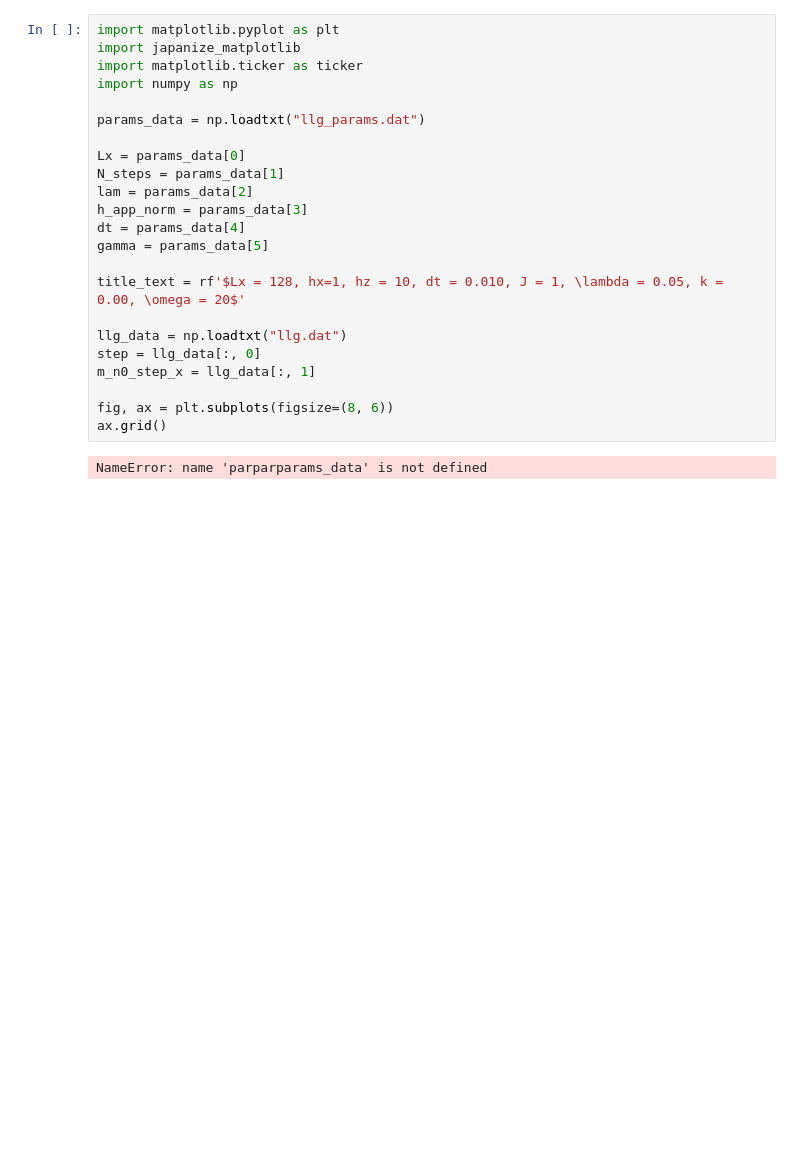
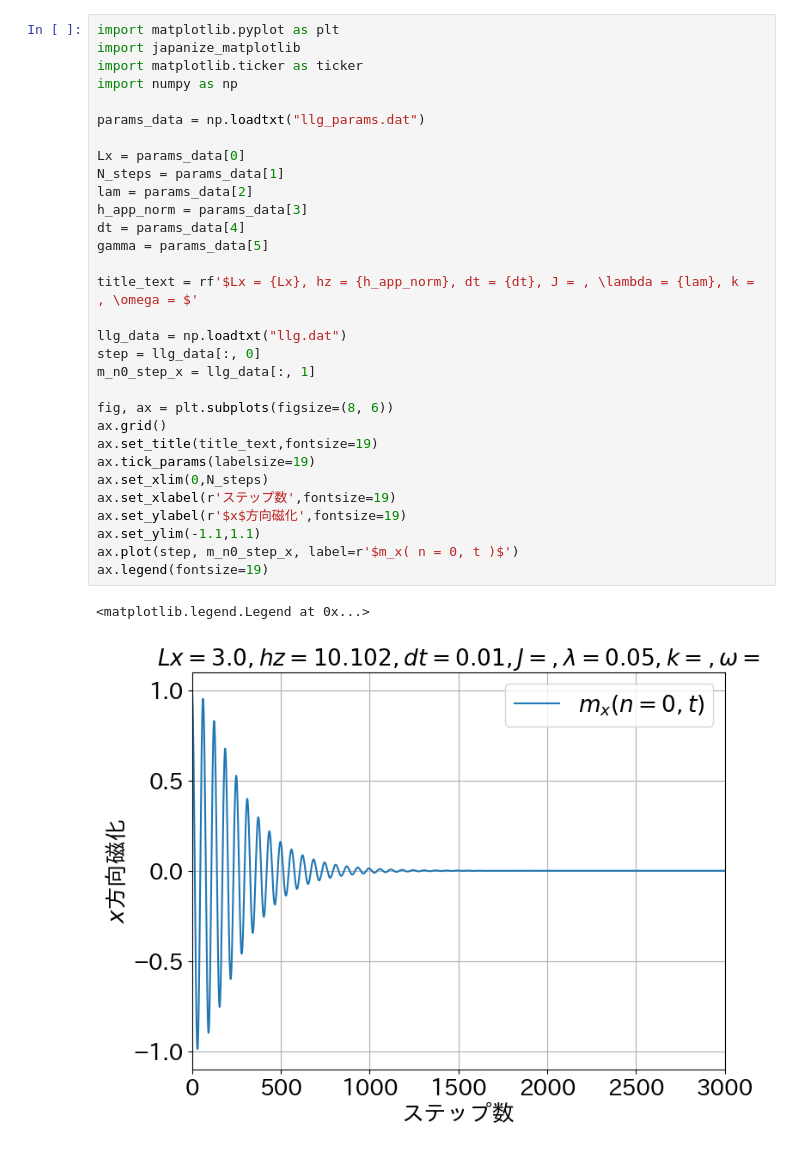
Before and after one commit to guitarshirokuma-beep/llg, a Jupyter notebook: llg.ipynb, the cells around one changed output. Saved outputs shown, nothing was run; the diff lists cells and outputs as text; blank space fills up the shorter version.

Commit message:
graph output ok

```diff
--- a/llg.ipynb
+++ b/llg.ipynb
@@ -1,25 +1,34 @@
 # %%
 import matplotlib.pyplot as plt
 import japanize_matplotlib
 import matplotlib.ticker as ticker
 import numpy as np
 
 params_data = np.loadtxt("llg_params.dat")
 
 Lx = params_data[0]
 N_steps = params_data[1]
 lam = params_data[2]
 h_app_norm = params_data[3]
 dt = params_data[4]
 gamma = params_data[5]
 
-title_text = rf'$Lx = 128, hx=1, hz = 10, dt = 0.010, J = 1, \lambda = 0.05, k = 0.00, \omega = 20$'
+title_text = rf'$Lx = {Lx}, hz = {h_app_norm}, dt = {dt}, J = , \lambda = {lam}, k = , \omega = $'
 
 llg_data = np.loadtxt("llg.dat")
 step = llg_data[:, 0]
 m_n0_step_x = llg_data[:, 1]
 
 fig, ax = plt.subplots(figsize=(8, 6))
 ax.grid()
+ax.set_title(title_text,fontsize=19)
+ax.tick_params(labelsize=19)
+ax.set_xlim(0,N_steps)
+ax.set_xlabel(r'ステップ数',fontsize=19)
+ax.set_ylabel(r'$x$方向磁化',fontsize=19)
+ax.set_ylim(-1.1,1.1)
+ax.plot(step, m_n0_step_x, label=r'$m_x( n = 0, t )$')
+ax.legend(fontsize=19)
 # %% [output]
-NameError: name 'parparparams_data' is not defined
+<matplotlib.legend.Legend at 0x...>
+[figure, added]
```
Also changed, not shown: 4 other files.
